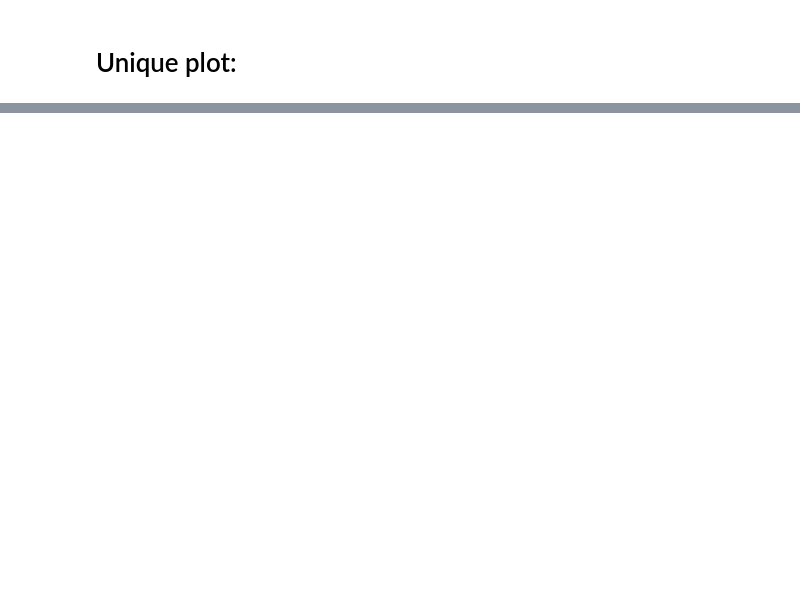
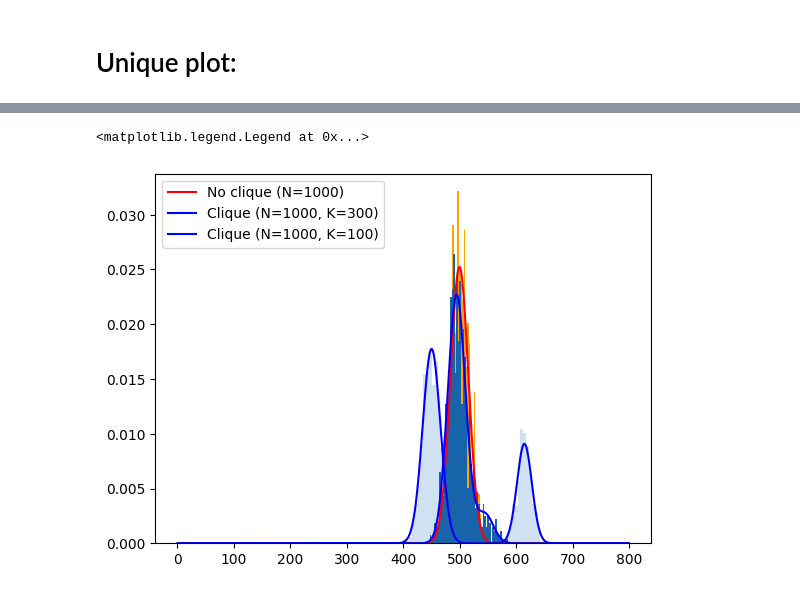
Before and after one commit to danieletirinnanzi/HUPLACLIP-NNs, a Jupyter notebook: scripts/visualizations/degree_distribution.ipynb, the cells around one changed output, grey strips where cells are left out. Cells and saved outputs as stored; diff of their text form; code cells hidden in the pictures; blank space fills up the shorter version.

```diff
--- a/scripts/visualizations/degree_distribution.ipynb
+++ b/scripts/visualizations/degree_distribution.ipynb
@@ -133,0 +134,30 @@ plt.legend()
+# %%
+# generating graphs with the clique at three levels of difficulty:
+graph_with_clique_easy = graphs_generation.generate_batch(1, 1000, [300], "p_reduce", False, p_clique=1)
+graph_with_clique_medium = graphs_generation.generate_batch(1, 1000, [150], "p_reduce", False, p_clique=1)
+graph_with_clique_difficult = graphs_generation.generate_batch(1, 1000, [100], "p_reduce", False, p_clique=1)
+
+# generating palette with 3 shades of blue:
+palette = plt.cm.Blues(np.linspace(0.2, 0.8, 3))
+
+
+# NOCLIQUE
+plt.hist(np.sum(np.array(np.squeeze(graph_without_clique[0])), axis=1), bins=50, density=True, color='orange')
+plt.plot(degree_range, degree_distribution_noclique(degree_range, graph_size=1000), 'red', label="No clique (N=1000)")
+
+# CLIQUE
+# - easy:
+plt.hist(np.sum(np.array(np.squeeze(graph_with_clique_easy[0])), axis=1), bins=50, density=True, color=palette[0])
+plt.plot(degree_range, degree_distribution_clique(degree_range, graph_size=1000, clique_size=300), 'blue', label="Clique (N=1000, K=300)")
+# # - medium:
+# plt.hist(np.sum(np.array(np.squeeze(graph_with_clique_medium[0])), axis=1), bins=50, density=True, color=palette[1])
+# plt.plot(degree_range, degree_distribution_clique(degree_range, graph_size=1000, clique_size=150), 'blue', label="Clique (N=1000, K=150)")
+# - difficult:
+plt.hist(np.sum(np.array(np.squeeze(graph_with_clique_difficult[0])), axis=1), bins=50, density=True, color=palette[2])
+plt.plot(degree_range, degree_distribution_clique(degree_range, graph_size=1000, clique_size=100), 'blue', label="Clique (N=1000, K=100)")
+
+
+plt.legend()
+# %% [output]
+<matplotlib.legend.Legend at 0x...>
+[figure, added]
```
Also changed, not shown: parts of 5 cells of this notebook, 40 other files.
